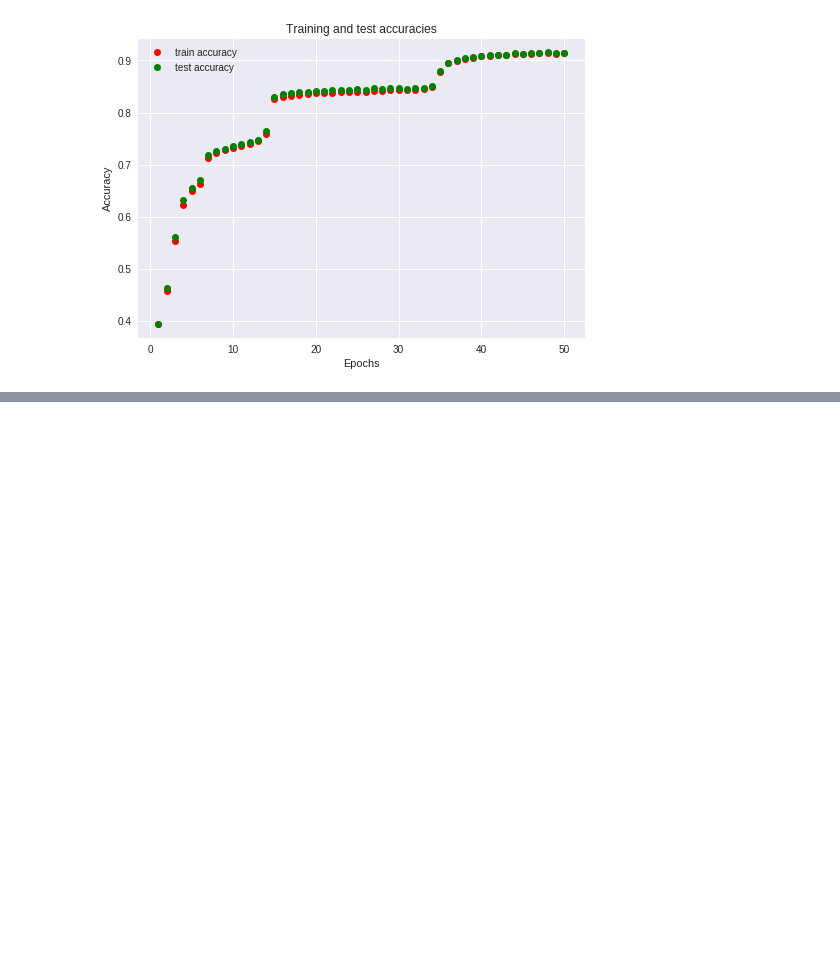
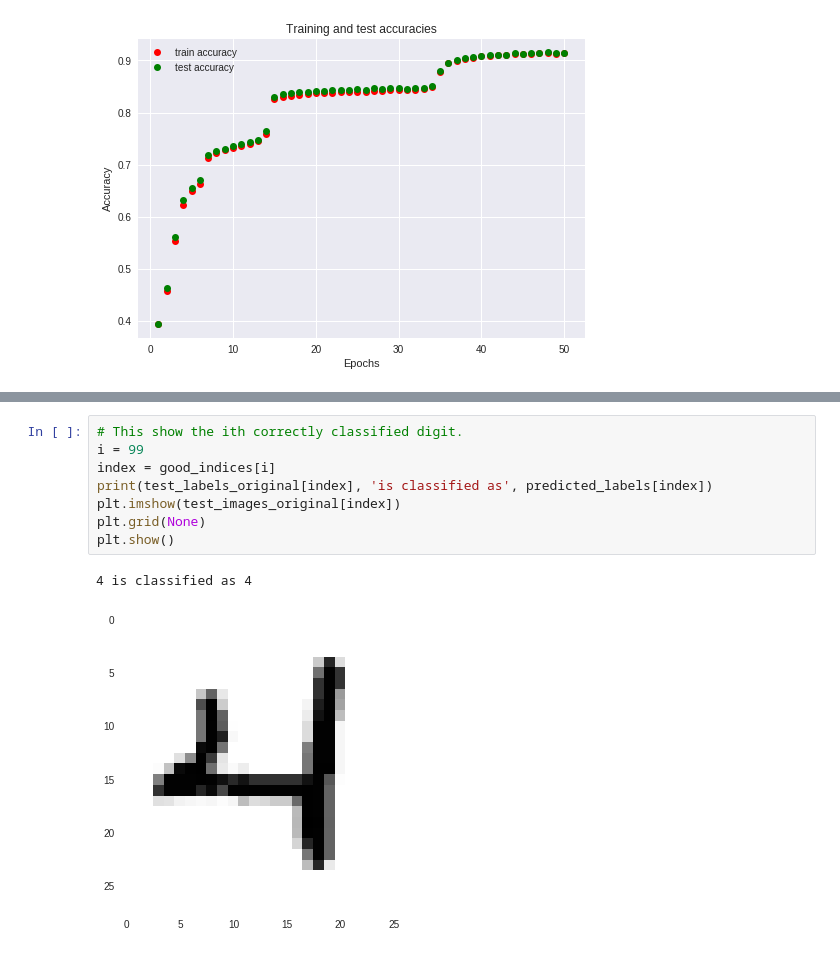
Before and after one commit to algo74/MLCourse, a Jupyter notebook: hw1_problem1.ipynb, the cells around one changed output, grey strips where cells are left out. Drawn from its saved outputs; the diff is of its cells as text; blank space fills up the shorter version.

```diff
--- a/hw1_problem1.ipynb
+++ b/hw1_problem1.ipynb
@@ -209,0 +231,11 @@ plt.show()
+# %%
+# This show the ith correctly classified digit.
+i = 99
+index = good_indices[i]
+print(test_labels_original[index], 'is classified as', predicted_labels[index])
+plt.imshow(test_images_original[index])
+plt.grid(None)
+plt.show()
+# %% [output]
+4 is classified as 4
+[figure, added]
```
Also changed, not shown: parts of 3 cells of this notebook.
